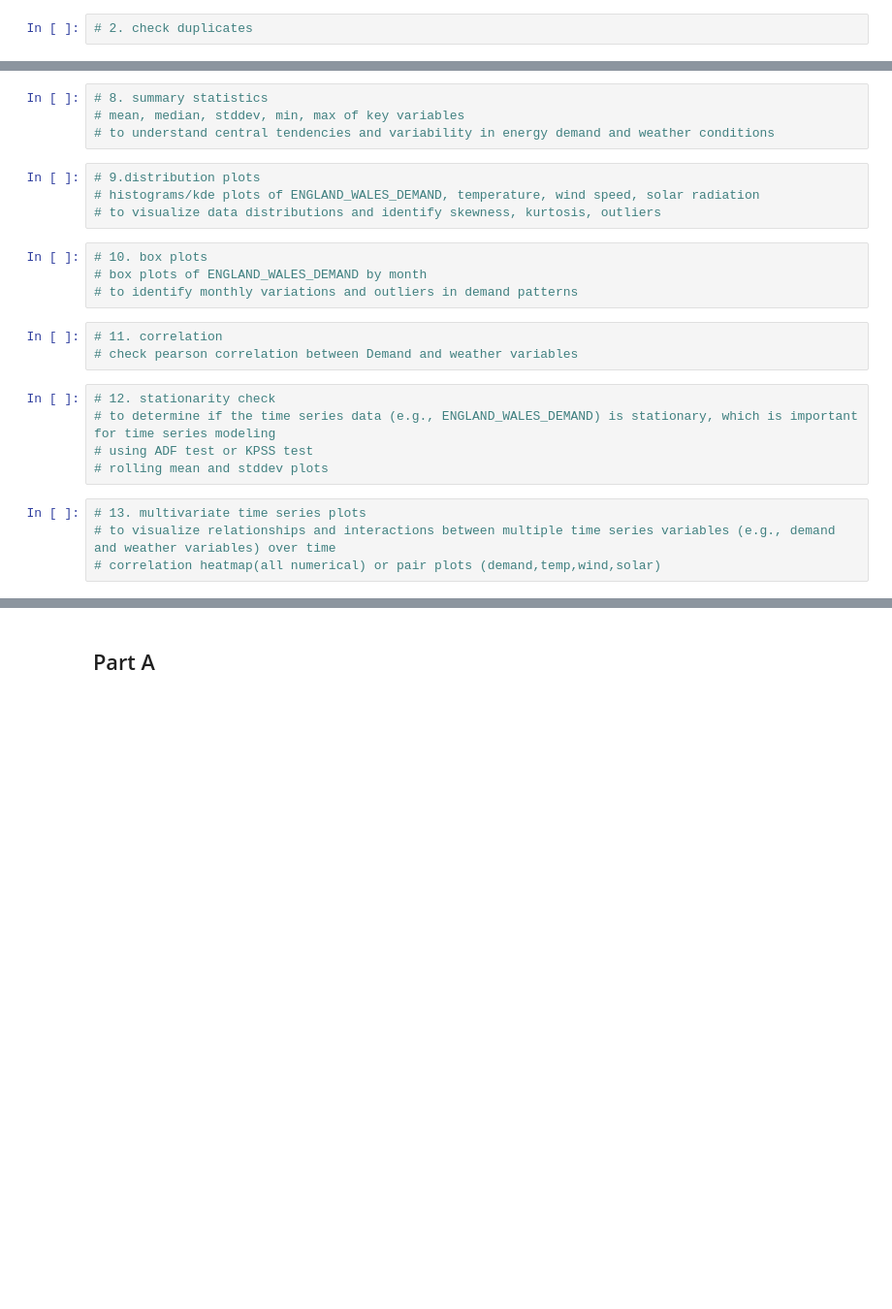
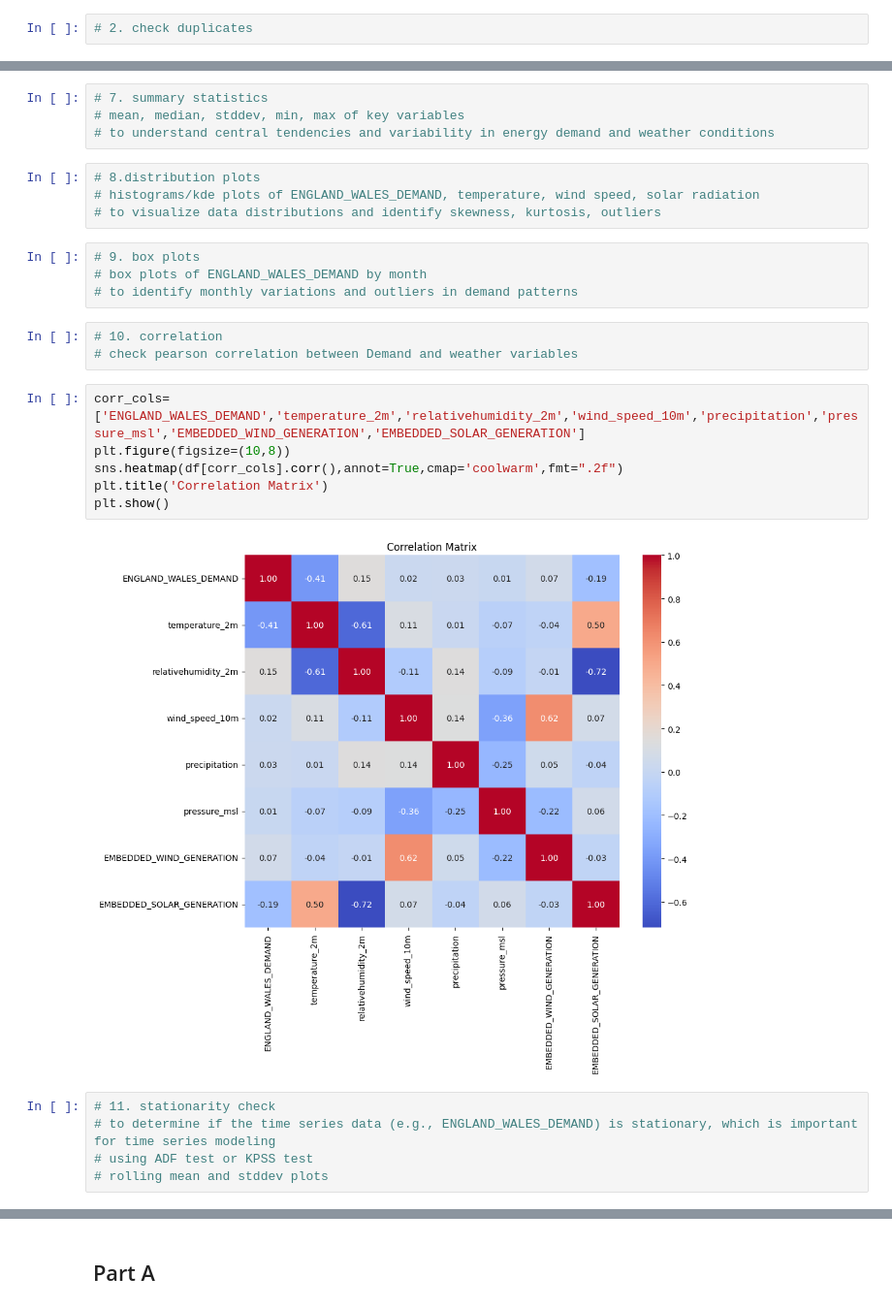
Before and after one commit to ocx-1129/ml_assignment, a Jupyter notebook: energyPred.ipynb, the cells around one changed output, grey strips where cells are left out. Shown at 97% size. Cells and saved outputs as stored; diff of their text form; blank space fills up the shorter version.

```diff
--- a/energyPred.ipynb
+++ b/energyPred.ipynb
@@ -69,24 +109,28 @@ merged_data.to_csv('merged_energy_weather_data.csv', index=False)
 # %%
-# 8. summary statistics
+# 7. summary statistics
 # mean, median, stddev, min, max of key variables
 # to understand central tendencies and variability in energy demand and weather conditions
 # %%
-# 9.distribution plots
+# 8.distribution plots
 # histograms/kde plots of ENGLAND_WALES_DEMAND, temperature, wind speed, solar radiation
 # to visualize data distributions and identify skewness, kurtosis, outliers
 # %%
-# 10. box plots
+# 9. box plots
 # box plots of ENGLAND_WALES_DEMAND by month
 # to identify monthly variations and outliers in demand patterns
 # %%
-# 11. correlation
+# 10. correlation
 # check pearson correlation between Demand and weather variables
+# %%
+corr_cols=['ENGLAND_WALES_DEMAND','temperature_2m','relativehumidity_2m','wind_speed_10m','precipitation','pressure_msl','EMBEDDED_WIND_GENERATION','EMBEDDED_SOLAR_GENERATION']
+plt.figure(figsize=(10,8))
+sns.heatmap(df[corr_cols].corr(),annot=True,cmap='coolwarm',fmt=".2f")
+plt.title('Correlation Matrix')
+plt.show()
+# %% [output]
+[figure, added]
 # %%
-# 12. stationarity check
+# 11. stationarity check
 # to determine if the time series data (e.g., ENGLAND_WALES_DEMAND) is stationary, which is important for time series modeling
 # using ADF test or KPSS test
 # rolling mean and stddev plots
-# %%
-# 13. multivariate time series plots
-# to visualize relationships and interactions between multiple time series variables (e.g., demand and weather variables) over time
-# correlation heatmap(all numerical) or pair plots (demand,temp,wind,solar)
```
Also changed, not shown: parts of 29 cells of this notebook, 1 other file.
